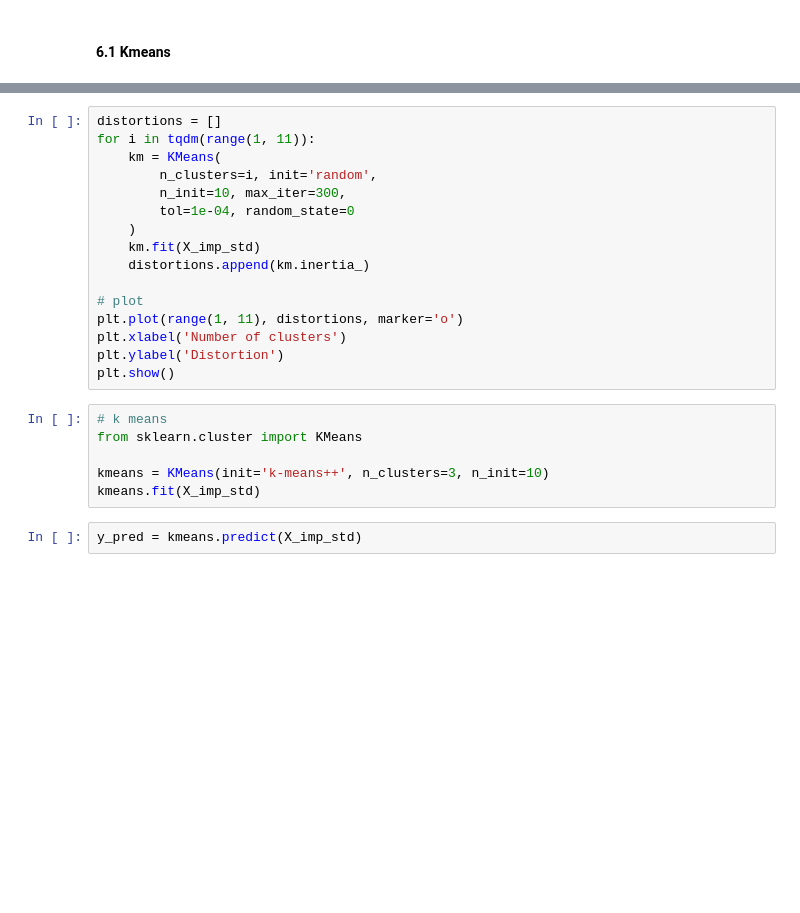
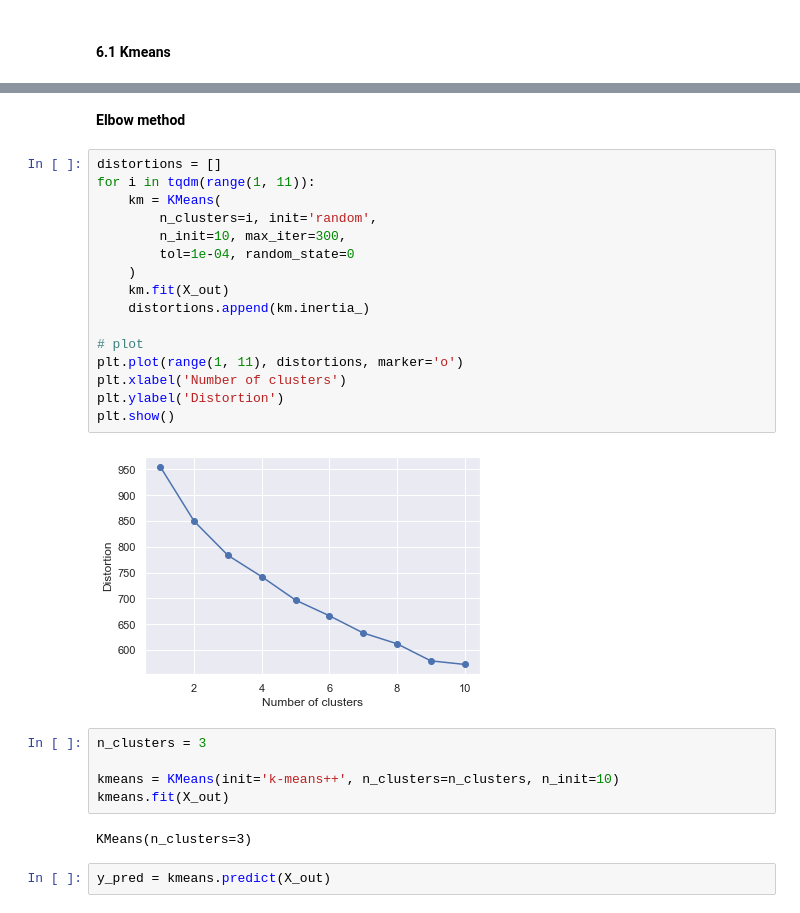
Before and after one commit to othmane-e/data-science-templates, a Jupyter notebook: clustering-template.ipynb, the cells around one changed output, grey strips where cells are left out. Saved outputs shown, nothing was run; the diff lists cells and outputs as text; blank space fills up the shorter version.

```diff
--- a/clustering-template.ipynb
+++ b/clustering-template.ipynb
@@ -50,25 +82,30 @@ X_red = PCA(n_components=2).fit_transform(X_imp_std)
+# %% [markdown]
+**Elbow method**
 # %%
 distortions = []
 for i in tqdm(range(1, 11)):
     km = KMeans(
         n_clusters=i, init='random',
         n_init=10, max_iter=300,
         tol=1e-04, random_state=0
     )
-    km.fit(X_imp_std)
+    km.fit(X_out)
     distortions.append(km.inertia_)
 
 # plot
 plt.plot(range(1, 11), distortions, marker='o')
 plt.xlabel('Number of clusters')
 plt.ylabel('Distortion')
 plt.show()
+# %% [output]
+[figure, added]
 # %%
-# k means
-from sklearn.cluster import KMeans
+n_clusters = 3
 
-kmeans = KMeans(init='k-means++', n_clusters=3, n_init=10)
-kmeans.fit(X_imp_std)
+kmeans = KMeans(init='k-means++', n_clusters=n_clusters, n_init=10)
+kmeans.fit(X_out)
+# %% [output]
+KMeans(n_clusters=3)
 # %%
-y_pred = kmeans.predict(X_imp_std)
+y_pred = kmeans.predict(X_out)
 # %%
```
Also changed, not shown: parts of 16 cells of this notebook, 3 other files.
